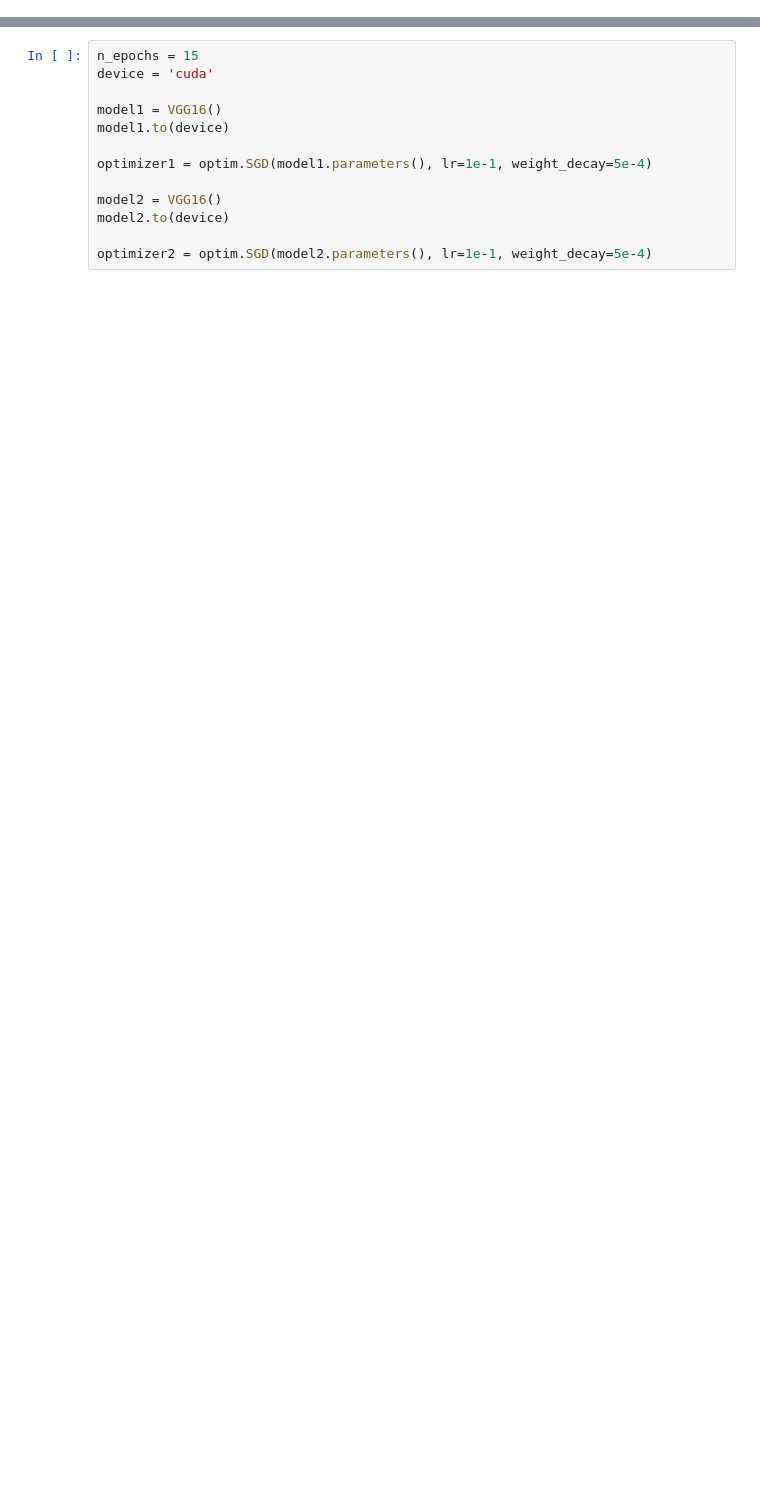
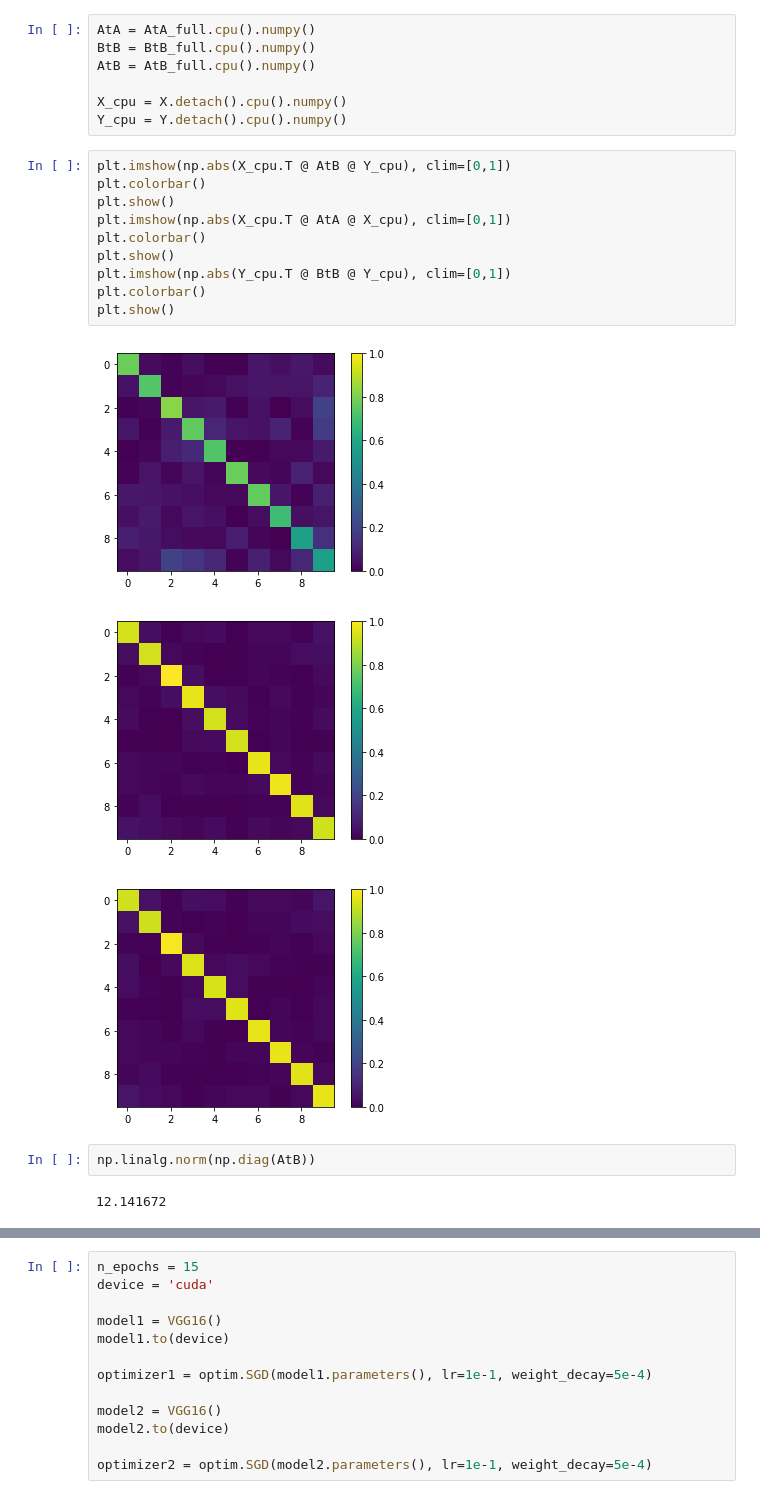
Before and after one commit to simonvary/landing-generalized-stiefel, a Jupyter notebook: test_resnet_cca.ipynb, the cells around one changed output, grey strips where cells are left out. Saved outputs shown, nothing was run; the diff lists cells and outputs as text; blank space fills up the shorter version.

```diff
--- a/test_resnet_cca.ipynb
+++ b/test_resnet_cca.ipynb
@@ -46,0 +140,25 @@ classes = ('plane', 'car', 'bird', 'cat',
+# %%
+AtA = AtA_full.cpu().numpy()
+BtB = BtB_full.cpu().numpy()
+AtB = AtB_full.cpu().numpy()
+
+X_cpu = X.detach().cpu().numpy()
+Y_cpu = Y.detach().cpu().numpy()
+# %%
+plt.imshow(np.abs(X_cpu.T @ AtB @ Y_cpu), clim=[0,1])
+plt.colorbar()
+plt.show()
+plt.imshow(np.abs(X_cpu.T @ AtA @ X_cpu), clim=[0,1])
+plt.colorbar()
+plt.show()
+plt.imshow(np.abs(Y_cpu.T @ BtB @ Y_cpu), clim=[0,1])
+plt.colorbar()
+plt.show()
+# %% [output]
+[figure, added]
+[figure, added]
+[figure, added]
+# %%
+np.linalg.norm(np.diag(AtB))
+# %% [output]
+12.141672
```
Also changed, not shown: parts of 56 cells of this notebook, 6 other files.
